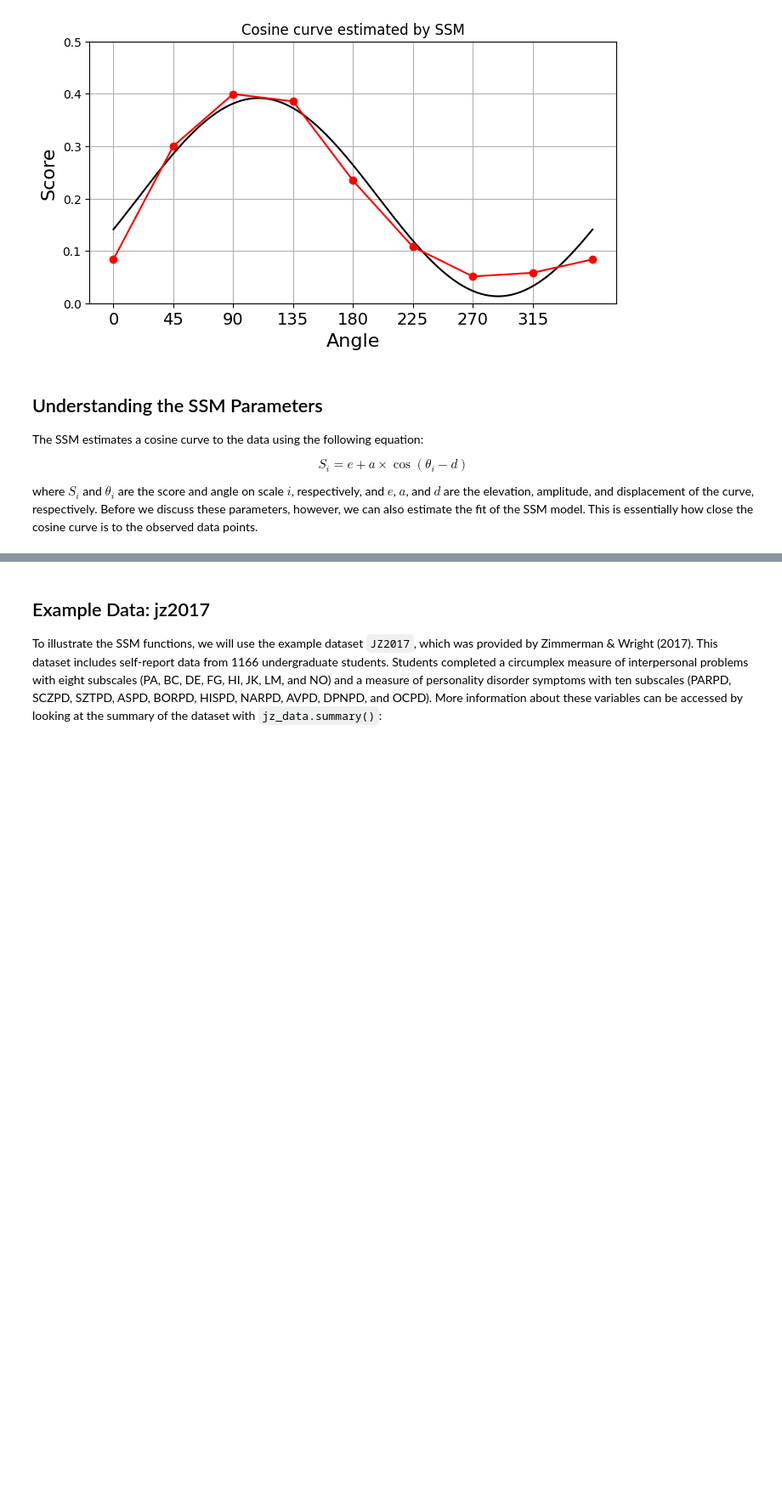
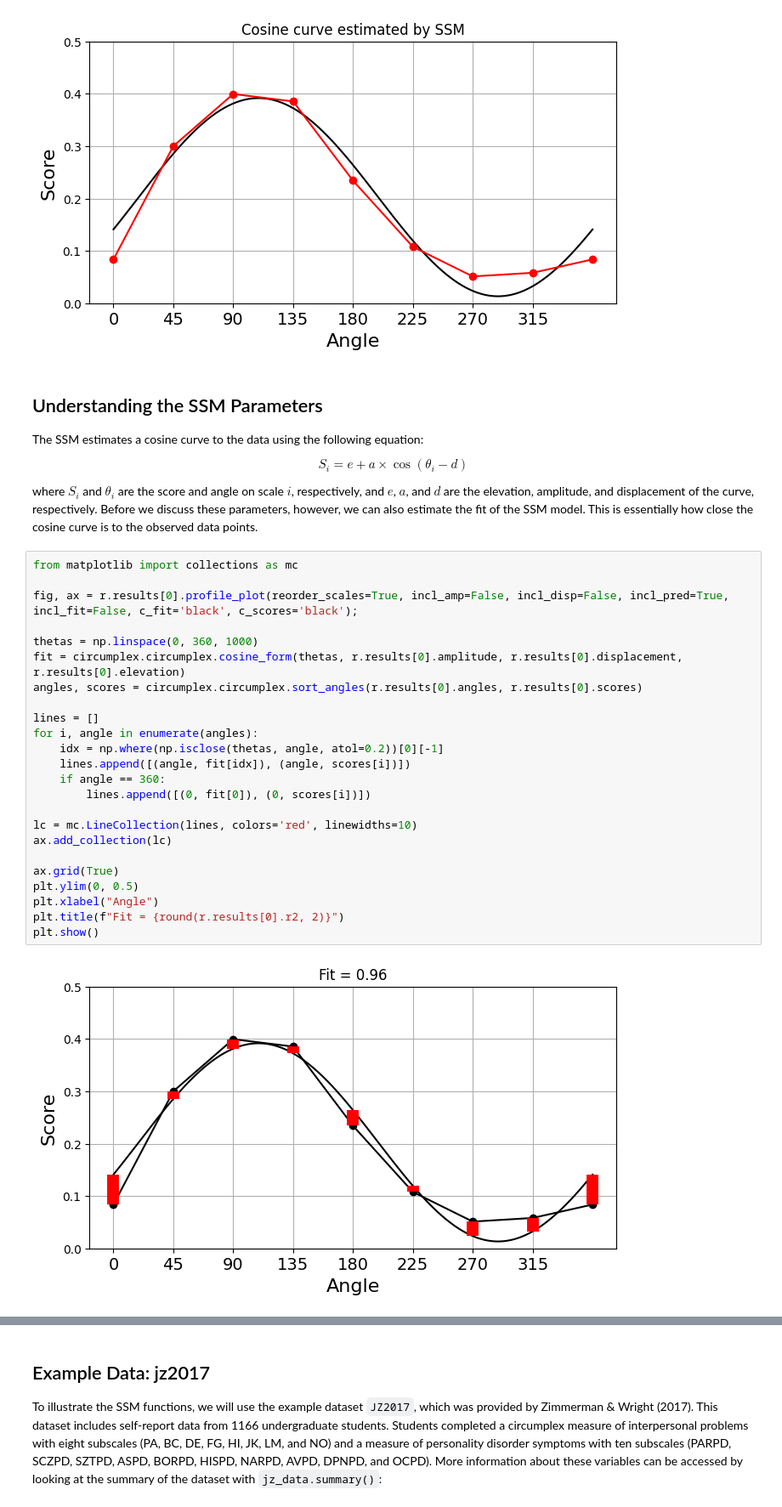
Before and after one commit to MitchellAcoustics/circumplex, a Jupyter notebook: docs/tutorials/Intro_to_SSM_Analysis.ipynb, the cells around one changed output, grey strips where cells are left out. Shown at 85% size. Saved outputs shown, nothing was run; the diff lists cells and outputs as text; blank space fills up the shorter version.

```diff
--- a/docs/tutorials/Intro_to_SSM_Analysis.ipynb
+++ b/docs/tutorials/Intro_to_SSM_Analysis.ipynb
@@ -97,3 +97,29 @@ S_i = e + a \times \cos(\theta_i - d)
 $$
 
 where $S_i$ and $\theta_i$ are the score and angle on scale $i$, respectively, and $e$, $a$, and $d$ are the elevation, amplitude, and displacement of the curve, respectively. Before we discuss these parameters, however, we can also estimate the fit of the SSM model. This is essentially how close the cosine curve is to the observed data points.
+# %%
+from matplotlib import collections as mc
+
+fig, ax = r.results[0].profile_plot(reorder_scales=True, incl_amp=False, incl_disp=False, incl_pred=True, incl_fit=False, c_fit='black', c_scores='black');
+
+thetas = np.linspace(0, 360, 1000)
+fit = circumplex.circumplex.cosine_form(thetas, r.results[0].amplitude, r.results[0].displacement, r.results[0].elevation)
+angles, scores = circumplex.circumplex.sort_angles(r.results[0].angles, r.results[0].scores)
+
+lines = []
+for i, angle in enumerate(angles):
+    idx = np.where(np.isclose(thetas, angle, atol=0.2))[0][-1]
+    lines.append([(angle, fit[idx]), (angle, scores[i])])
+    if angle == 360:
+        lines.append([(0, fit[0]), (0, scores[i])])
+
+lc = mc.LineCollection(lines, colors='red', linewidths=10)
+ax.add_collection(lc)
+
+ax.grid(True)
+plt.ylim(0, 0.5)
+plt.xlabel("Angle")
+plt.title(f"Fit = {round(r.results[0].r2, 2)}")
+plt.show()
+# %% [output]
+[figure, added]
```
Also changed, not shown: parts of 17 cells of this notebook, 2 other files.
